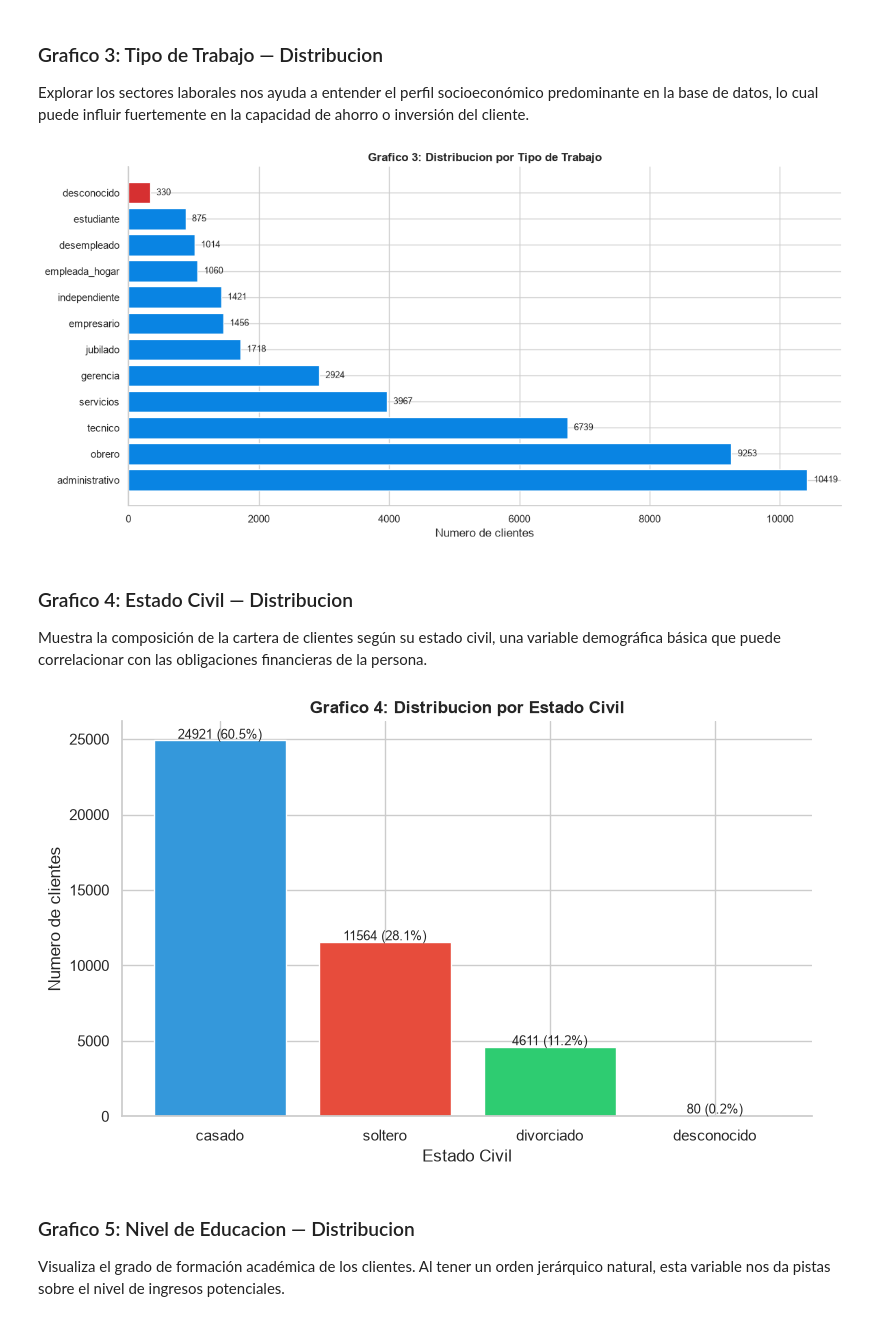
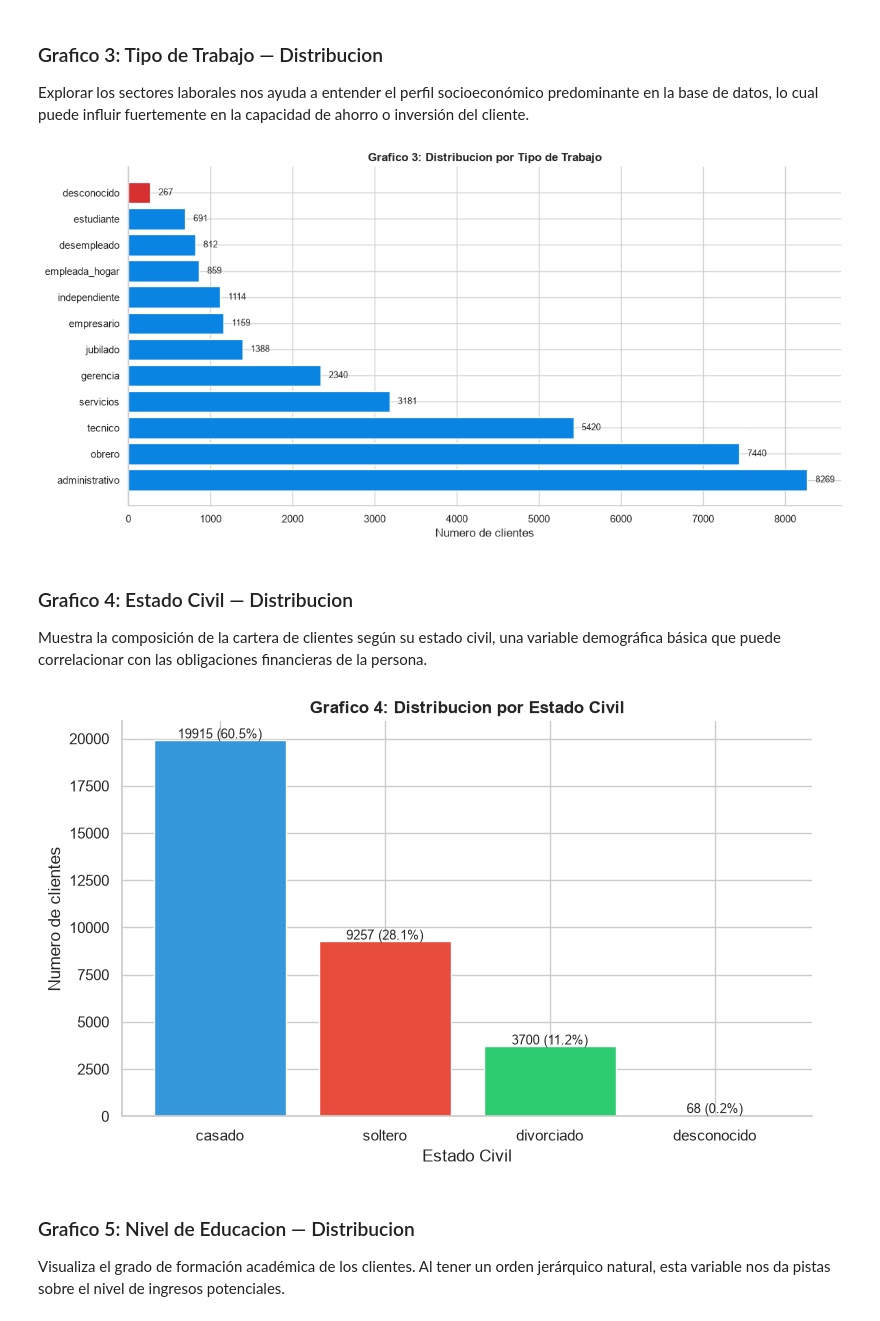
Before and after one commit to carlos31255/Ev3_preprocesamiento_banco, a Jupyter notebook: EV4_Analisis Exploratorio.ipynb, the cells around one changed output. Drawn from its saved outputs; the diff is of its cells as text; code cells hidden in the pictures.

```diff
--- a/EV4_Analisis Exploratorio.ipynb
+++ b/EV4_Analisis Exploratorio.ipynb
@@ -65,0 +69,16 @@ Variable objetivo: {'no': 36537, 'si': 4639}
+# %%
+from sklearn.model_selection import train_test_split
+
+X = df.drop(columns=['deposito_plazo', 'deposito_plazo_num'])
+y = df['deposito_plazo_num']
+
+X_train, X_test, y_train, y_test = train_test_split(
+    X, y, test_size=0.20, random_state=42, stratify=y
+)
+
+df_train = X_train.copy()
+df_train['deposito_plazo_num'] = y_train
+df_train['deposito_plazo'] = df_train['deposito_plazo_num'].map({1:'si', 0:'no'})
+
+print(f'Dataset de Entrenamiento (EDA): {df_train.shape[0]:,} filas x {df_train.shape[1]} columnas')
+print(f"Variable objetivo en Train: {df_train['deposito_plazo'].value_counts().to_dict()}")
@@ -68,8 +90,8 @@ Variable objetivo: {'no': 36537, 'si': 4639}
 
 Antes de entrar al detalle grafico por grafico, calculamos que tan asociada esta cada variable con la variable objetivo (`deposito_plazo_num`). Para las variables numericas usamos correlacion de Pearson, y para las categoricas usamos **V de Cramer** (una medida de asociacion para variables categoricas, basada en el estadistico Chi-cuadrado). Esto nos da un primer panorama de que variables conviene priorizar en el analisis bivariado que sigue.
 # %%
-numeric_cols = df.select_dtypes(include=[np.number]).columns.drop('deposito_plazo_num')
-cat_cols = df.select_dtypes(include=['object']).columns.drop('deposito_plazo')
+numeric_cols = df_train.select_dtypes(include=[np.number]).columns.drop('deposito_plazo_num')
+cat_cols = df_train.select_dtypes(include=['object']).columns.drop('deposito_plazo')
 
 def cramers_v(x, y):
     confusion_matrix = pd.crosstab(x, y)
@@ -82,8 +104,8 @@ def cramers_v(x, y):
     kcorr = k - ((k-1)**2)/(n-1)
     return np.sqrt(phi2corr / min((kcorr-1),(rcorr-1)))
 
-num_corrs = [(col, np.abs(df[col].corr(df['deposito_plazo_num']))) for col in numeric_cols]
-cat_corrs = [(col, cramers_v(df[col], df['deposito_plazo_num'])) for col in cat_cols]
+num_corrs = [(col, np.abs(df_train[col].corr(df_train['deposito_plazo_num']))) for col in numeric_cols]
+cat_corrs = [(col, cramers_v(df_train[col], df_train['deposito_plazo_num'])) for col in cat_cols]
 all_corrs = sorted(num_corrs + cat_corrs, key=lambda x: x[1], reverse=True)
 
 print('Top 10 Variables mas relevantes:')
@@ -113,7 +135,7 @@ Exploracion de cada variable de forma individual. Esta fase es esencial para com
 Este gráfico permite visualizar la proporción de clientes que contrataron el depósito frente a los que no. Identificar este desbalance es crucial, ya que los modelos predictivos tienden a sesgarse hacia la clase mayoritaria si no se toman medidas.
 # %%
 fig, axes = plt.subplots(1, 2, figsize=(12, 5))
-conteo = df['deposito_plazo'].value_counts()
+conteo = df_train['deposito_plazo'].value_counts()
 colores = ['#e74c3c','#2ecc71']
 axes[0].pie(conteo.values, labels=['No suscribe','Si suscribe'],
             autopct='%1.1f%%', colors=colores, startangle=90,
@@ -158,7 +180,7 @@ plt.show()
 
 Explorar los sectores laborales nos ayuda a entender el perfil socioeconómico predominante en la base de datos, lo cual puede influir fuertemente en la capacidad de ahorro o inversión del cliente.
 # %%
-conteo_trabajo = df['trabajo'].value_counts()
+conteo_trabajo = df_train['trabajo'].value_counts()
 fig, ax = plt.subplots(figsize=(12, 6))
 bars = ax.barh(conteo_trabajo.index, conteo_trabajo.values,
                color=['#d63031' if x=='desconocido' else '#0984e3' for x in conteo_trabajo.index], edgecolor='white')
@@ -172,27 +194,27 @@ plt.tight_layout()
 plt.savefig('graficos/univariado_trabajo.png', bbox_inches='tight', dpi=150)
 plt.show()
 # %% [output]
-[figure, old version]
+[figure, new version]
 # %% [markdown]
 ### Grafico 4: Estado Civil — Distribucion
 
 Muestra la composición de la cartera de clientes según su estado civil, una variable demográfica básica que puede correlacionar con las obligaciones financieras de la persona.
 # %%
-ec = df['estado_civil'].value_counts()
+ec = df_train['estado_civil'].value_counts()
 fig, ax = plt.subplots(figsize=(8, 5))
 ax.bar(ec.index, ec.values, color=['#3498db','#e74c3c','#2ecc71','#95a5a6'], edgecolor='white')
 for i, (lbl, val) in enumerate(zip(ec.index, ec.values)):
-    pct = val/len(df)*100
+    pct = val/len(df_train)*100
     ax.text(i, val+100, str(val)+' ('+str(round(pct,1))+'%)', ha='center', fontsize=9)
 ax.set_xlabel('Estado Civil')
 ax.set_ylabel('Numero de clientes')
 ax.set_title('Grafico 4: Distribucion por Estado Civil', fontweight='bold')
 sns.despine()
 plt.tight_layout()
 plt.savefig('graficos/univariado_estado_civil.png', bbox_inches='tight', dpi=150)
 plt.show()
 # %% [output]
-[figure, old version]
+[figure, new version]
 # %% [markdown]
 ### Grafico 5: Nivel de Educacion — Distribucion
 
```
Also changed, not shown: parts of 34 cells of this notebook, 28 other files.
